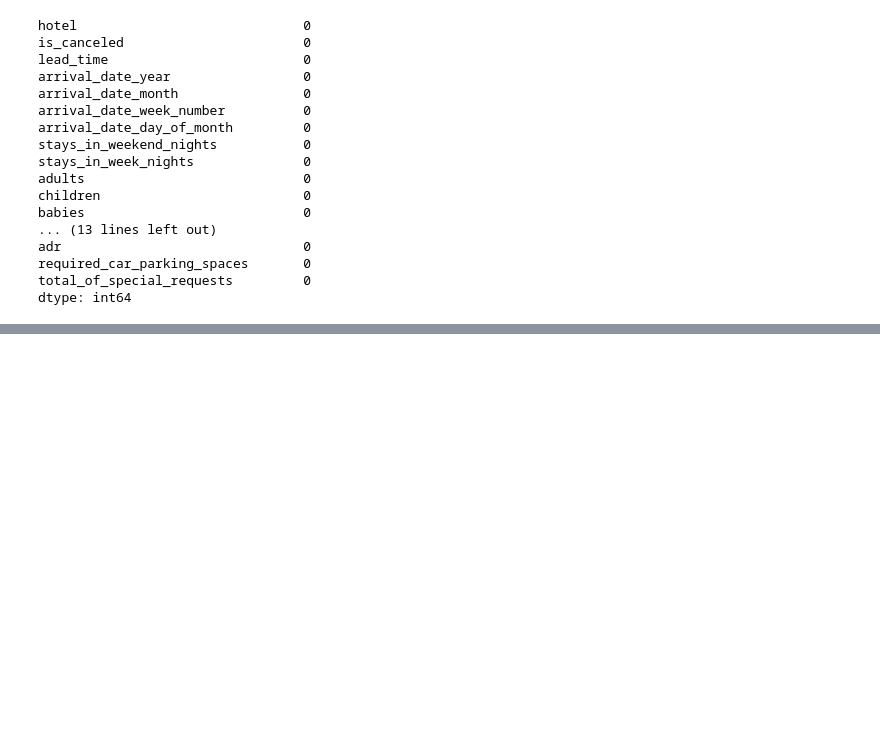
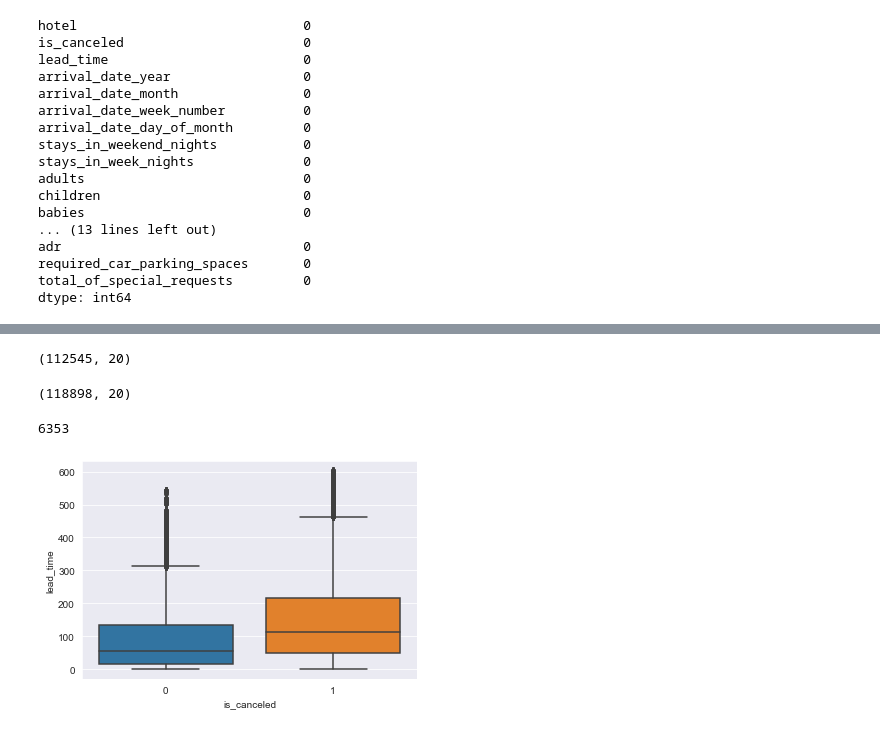
Before and after one commit to LeandThaqi/Pergatitja-VizualizimiITeDhenave, a Jupyter notebook: HotelBookingPreProcessing.ipynb, the cells around one changed output, grey strips where cells are left out. Cells and saved outputs as stored; diff of their text form; code cells hidden in the pictures; blank space fills up the shorter version.

```diff
--- a/HotelBookingPreProcessing.ipynb
+++ b/HotelBookingPreProcessing.ipynb
@@ -311,0 +355,13 @@ dtype: int64
+# %%
+hotelbookingDS2 = hotelbookingDS[(hotelbookingDS.lead_time<upper_limit) & (hotelbookingDS.lead_time>lower_limit)]
+hotelbookingDS2.shape
+# %% [output]
+(112545, 20)
+# %%
+hotelbookingDS.shape
+# %% [output]
+(118898, 20)
+# %%
+hotelbookingDS.shape[0] - hotelbookingDS2.shape[0]
+# %% [output]
+6353
@@ -311,0 +370,5 @@ dtype: int64
+# %%
+sns.boxplot(x='is_canceled',y='lead_time',data=hotelbookingDS2)
+plt.show()
+# %% [output]
+[figure, added]
```
Also changed, not shown: parts of 31 cells of this notebook, 5 other files.
